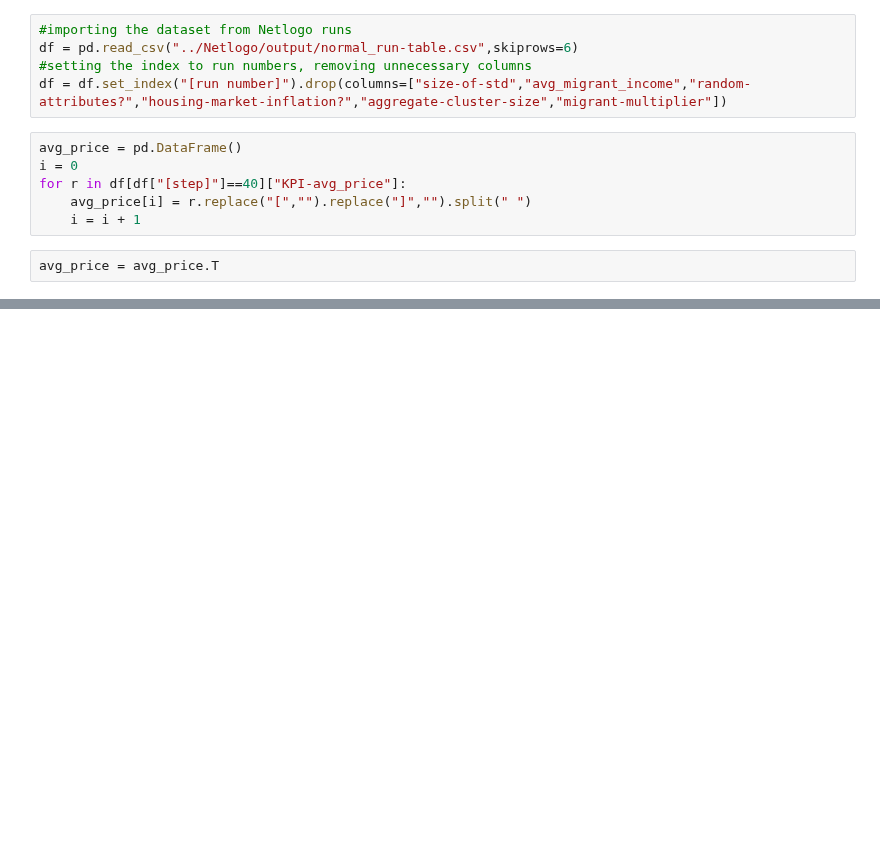
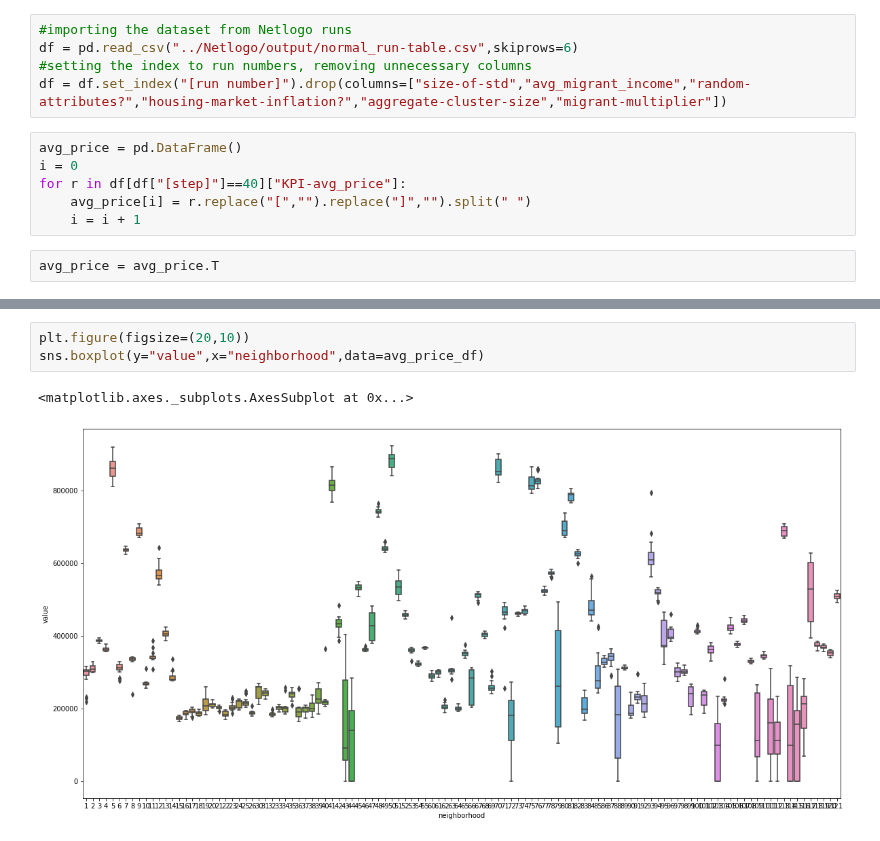
Before and after one commit to J-h-V/OpenDataDenHaag, a Jupyter notebook: Python/Verification Normal Runs.ipynb, the cells around one changed output, grey strips where cells are left out. Drawn from its saved outputs; the diff is of its cells as text; blank space fills up the shorter version.

```diff
--- a/Python/Verification Normal Runs.ipynb
+++ b/Python/Verification Normal Runs.ipynb
@@ -67,0 +35,6 @@ avg_price_series
+# %%
+plt.figure(figsize=(20,10))
+sns.boxplot(y="value",x="neighborhood",data=avg_price_df)
+# %% [output]
+<matplotlib.axes._subplots.AxesSubplot at 0x...>
+[figure, added]
```
Also changed, not shown: parts of 4 cells of this notebook.
